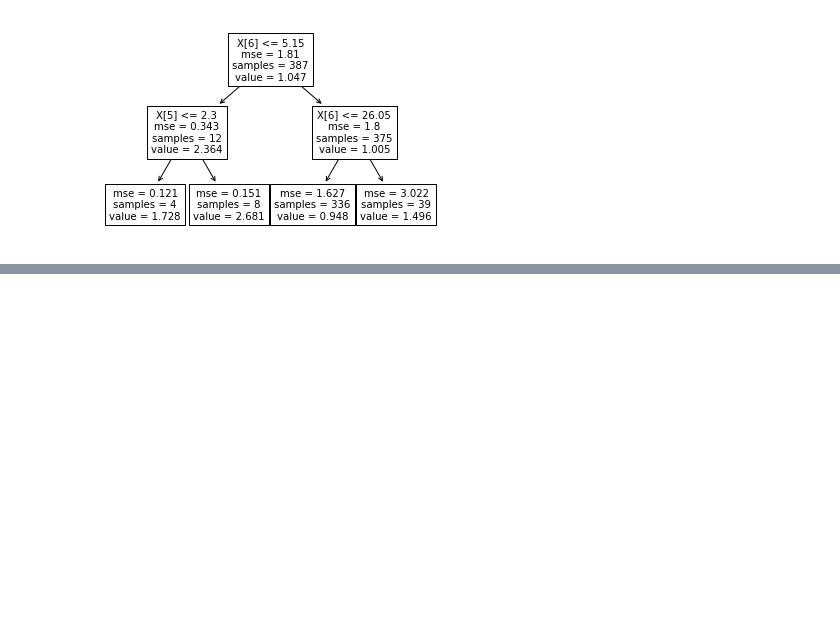
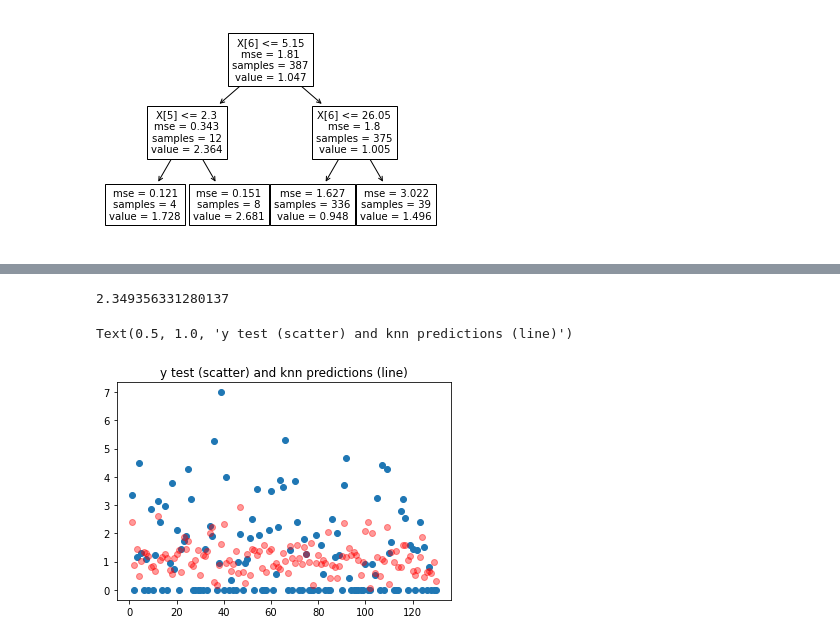
Before and after one commit to matthewbradley22/ForestFires, a Jupyter notebook: code/Forest Fire Analysis.ipynb, the cells around one changed output, grey strips where cells are left out. Drawn from its saved outputs; the diff is of its cells as text; code cells hidden in the pictures; blank space fills up the shorter version.

```diff
--- a/code/Forest Fire Analysis.ipynb
+++ b/code/Forest Fire Analysis.ipynb
@@ -88,0 +101,21 @@ Text(0.5, 1.0, 'y test (scatter) and knn predictions (line)')
+# %%
+from sklearn import ensemble
+
+#Random forest regression now
+forestReg = ensemble.RandomForestRegressor(n_estimators = 100)
+
+forestReg.fit(X_train, y_train.values.ravel())
+y_pred = forestReg.predict(X_test)
+
+mse = metrics.mean_squared_error(y_test, y_pred)
+print(mse)
+
+#Does not predict 0 as well but predicts high values slightly better
+x = range(1,len(y_test) + 1)
+plt.scatter(x, y_test)
+plt.scatter(x, y_pred, color = "red", alpha = 0.4)
+plt.title("y test (scatter) and knn predictions (line)")
+# %% [output]
+2.349356331280137
+Text(0.5, 1.0, 'y test (scatter) and knn predictions (line)')
+[figure, added]
```
Also changed, not shown: parts of 7 cells of this notebook.
